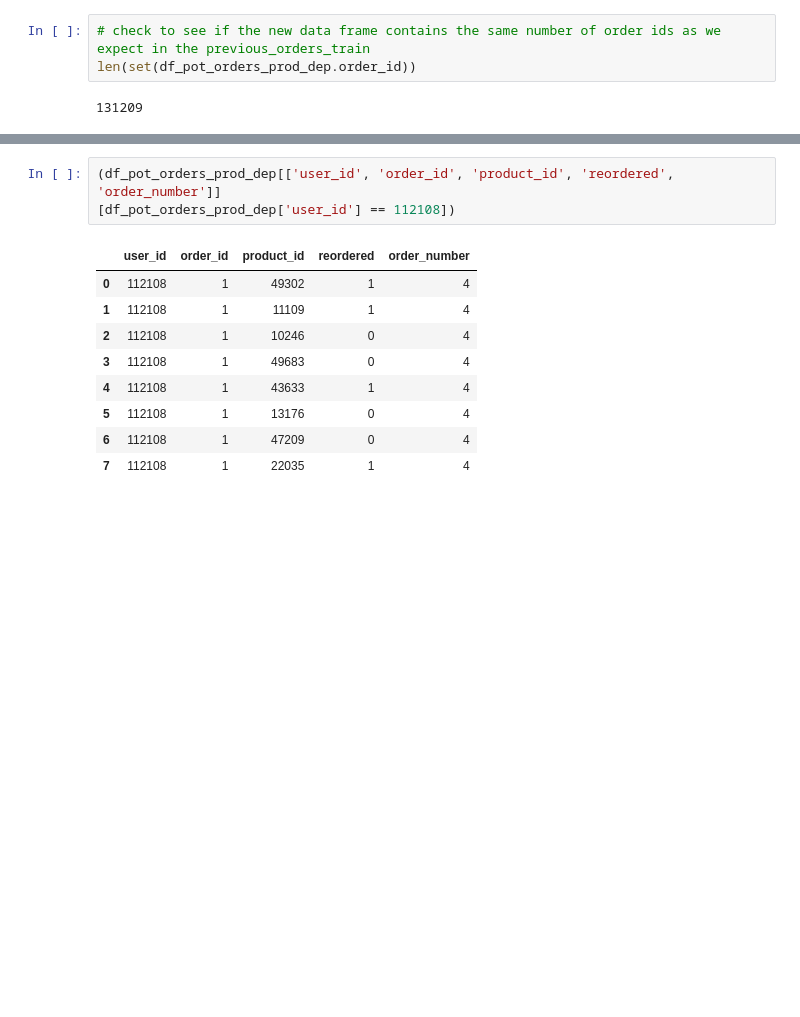
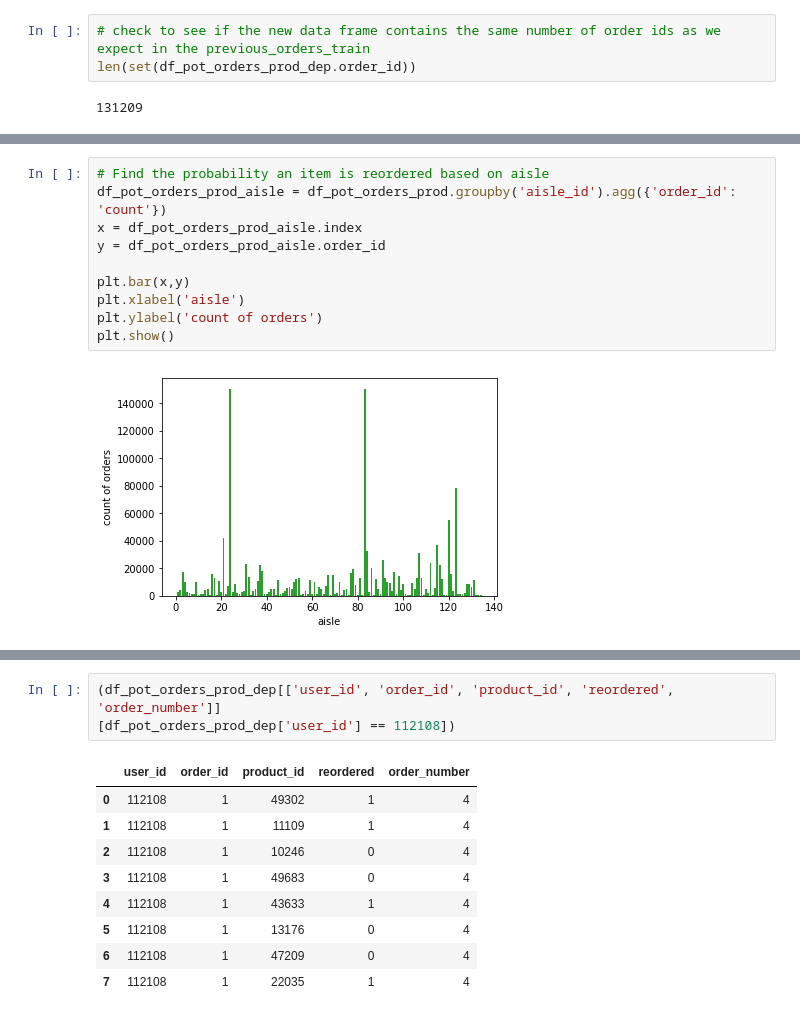
Before and after one commit to trahuyen/instacart, a Jupyter notebook: Instacart_ht.ipynb, the cells around one changed output, grey strips where cells are left out. Drawn from its saved outputs; the diff is of its cells as text; blank space fills up the shorter version.

```diff
--- a/Instacart_ht.ipynb
+++ b/Instacart_ht.ipynb
@@ -351,0 +371,12 @@ probability reordered based on department
+# %%
+# Find the probability an item is reordered based on aisle
+df_pot_orders_prod_aisle = df_pot_orders_prod.groupby('aisle_id').agg({'order_id': 'count'})
+x = df_pot_orders_prod_aisle.index
+y = df_pot_orders_prod_aisle.order_id
+
+plt.bar(x,y)
+plt.xlabel('aisle')
+plt.ylabel('count of orders')
+plt.show()
+# %% [output]
+[figure, added]
```
Also changed, not shown: parts of 9 cells of this notebook.
